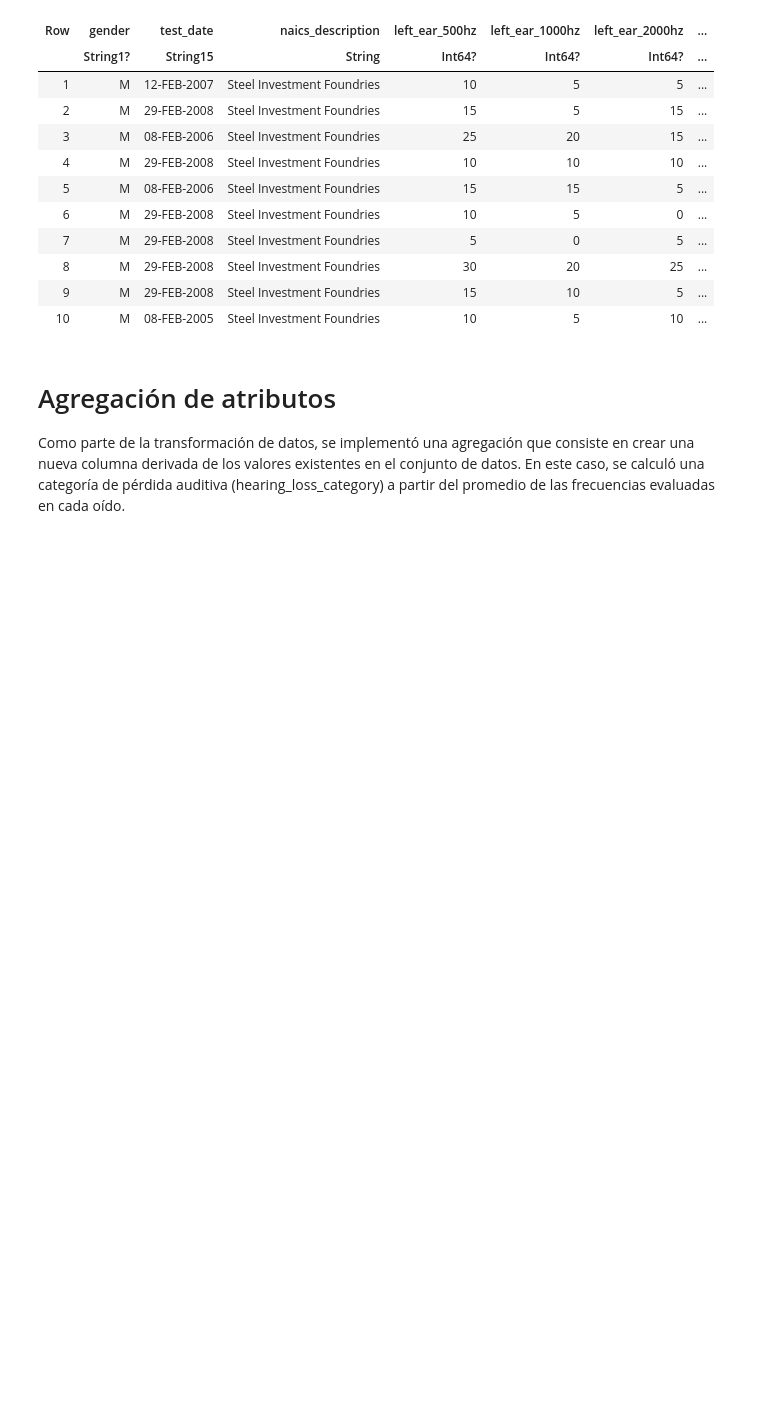
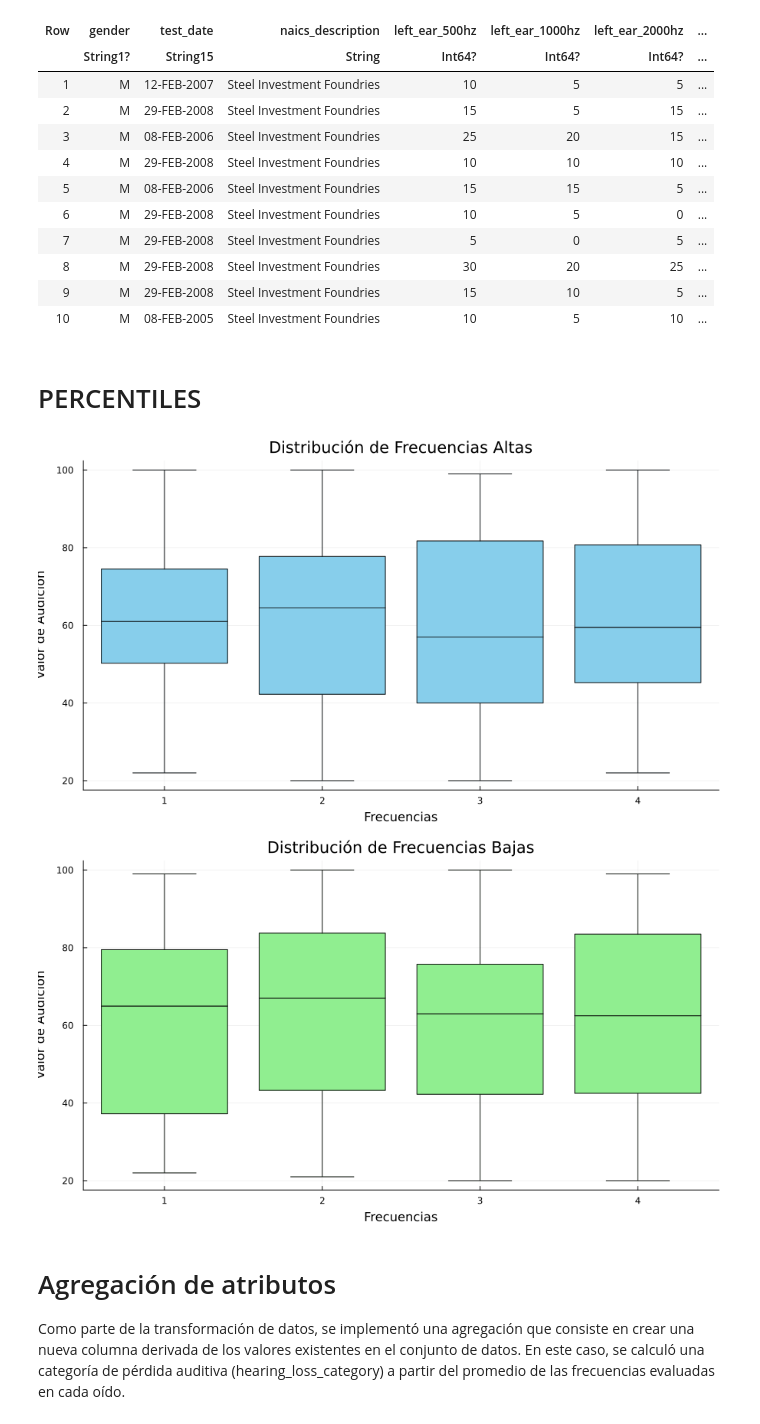
Before and after one commit to cris0436/Proyecto_ingenieria_datos, a Jupyter notebook: notebooks/etl_pipeline_julia_.ipynb, the cells around one changed output. Saved outputs shown, nothing was run; the diff lists cells and outputs as text; code cells hidden in the pictures; blank space fills up the shorter version.

```diff
--- a/notebooks/etl_pipeline_julia_.ipynb
+++ b/notebooks/etl_pipeline_julia_.ipynb
@@ -454,6 +544,59 @@ first(df_normalizado, 10)
 | 8 | M | 29-FEB-2008 | Steel Investment Foundries | 30 | 20 | 25 | ... |
 | 9 | M | 29-FEB-2008 | Steel Investment Foundries | 15 | 10 | 5 | ... |
 | 10 | M | 08-FEB-2005 | Steel Investment Foundries | 10 | 5 | 10 | ... |
+# %% [markdown]
+# PERCENTILES
+# %%
+using DataFrames, Statistics
+using StatsPlots   # ✅ importante para boxplot
+
+# Frecuencias altas
+cols_altas = ["left_ear_6000hz", "left_ear_8000hz", "right_ear_6000hz", "right_ear_8000hz"]
+
+# Frecuencias bajas
+cols_bajas = ["left_ear_500hz", "left_ear_1000hz", "right_ear_500hz", "right_ear_1000hz"]
+
+function boxplot_frecuencias(df::DataFrame; cols_high=[], cols_low=[])
+    # Boxplot de frecuencias altas
+    if !isempty(cols_high)
+        data_high = [collect(skipmissing(df[!, c])) for c in cols_high]  # convertimos a Vector para mayor compatibilidad
+        p1 = boxplot(data_high,
+            labels=cols_high,
+            title="Distribución de Frecuencias Altas",
+            ylabel="Valor de Audición",
+            xlabel="Frecuencias",
+            color=:skyblue,
+            notch=false,              # ⚠ notch desactivado para evitar warning
+            legend=false,
+            whiskerwidth=0.5,
+            marker=:circle,
+            size=(900,500))
+        display(p1)
+    end
+
+    # Boxplot de frecuencias bajas
+    if !isempty(cols_low)
+        data_low = [collect(skipmissing(df[!, c])) for c in cols_low]
+        p2 = boxplot(data_low,
+            labels=cols_low,
+            title="Distribución de Frecuencias Bajas",
+            ylabel="Valor de Audición",
+            xlabel="Frecuencias",
+            color=:lightgreen,
+            notch=false,              # ⚠ notch desactivado
+            legend=false,
+            whiskerwidth=0.5,
+            marker=:circle,
+            size=(900,500))
+        display(p2)
+    end
+end
+
+# Ejecutar
+boxplot_frecuencias(df_normalizado, cols_high=cols_altas, cols_low=cols_bajas)
+# %% [output]
+[figure, added]
+[figure, added]
 # %% [markdown]
 # Agregación de atributos
 Como parte de la transformación de datos, se implementó una agregación que consiste en crear una nueva columna derivada de los valores existentes en el conjunto de datos. En este caso, se calculó una categoría de pérdida auditiva (hearing_loss_category) a partir del promedio de las frecuencias evaluadas en cada oído.
```
Also changed, not shown: parts of 8 cells of this notebook, 1 other file.
